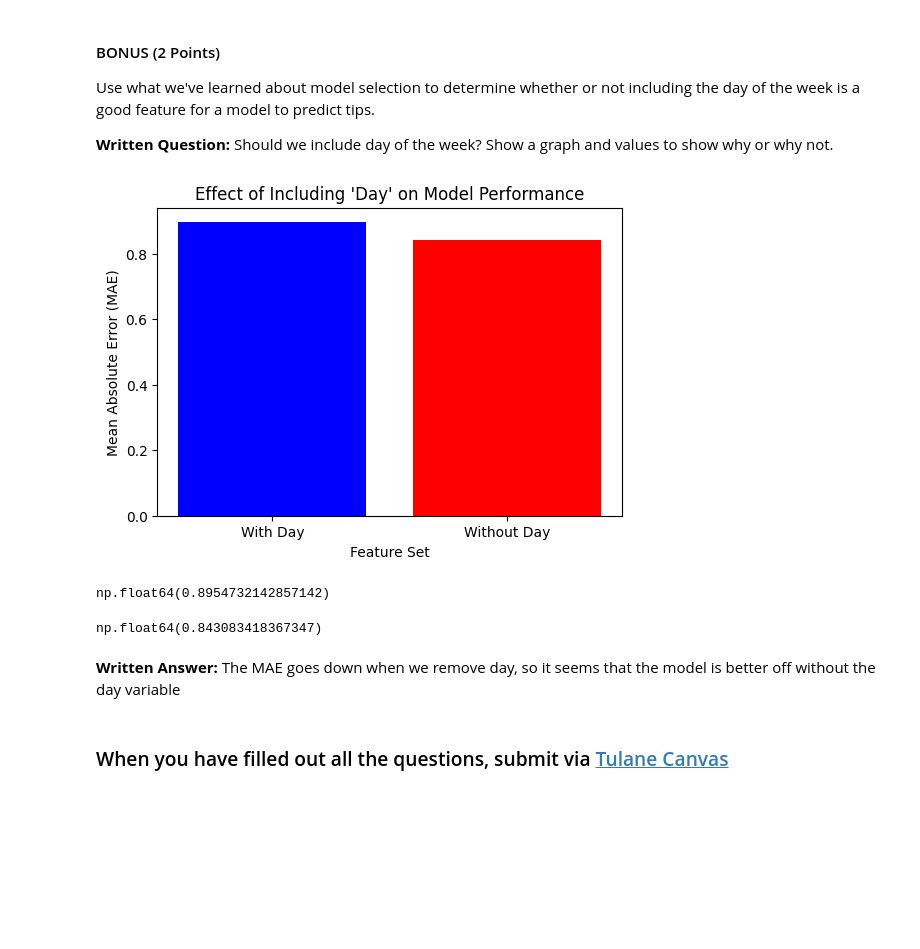
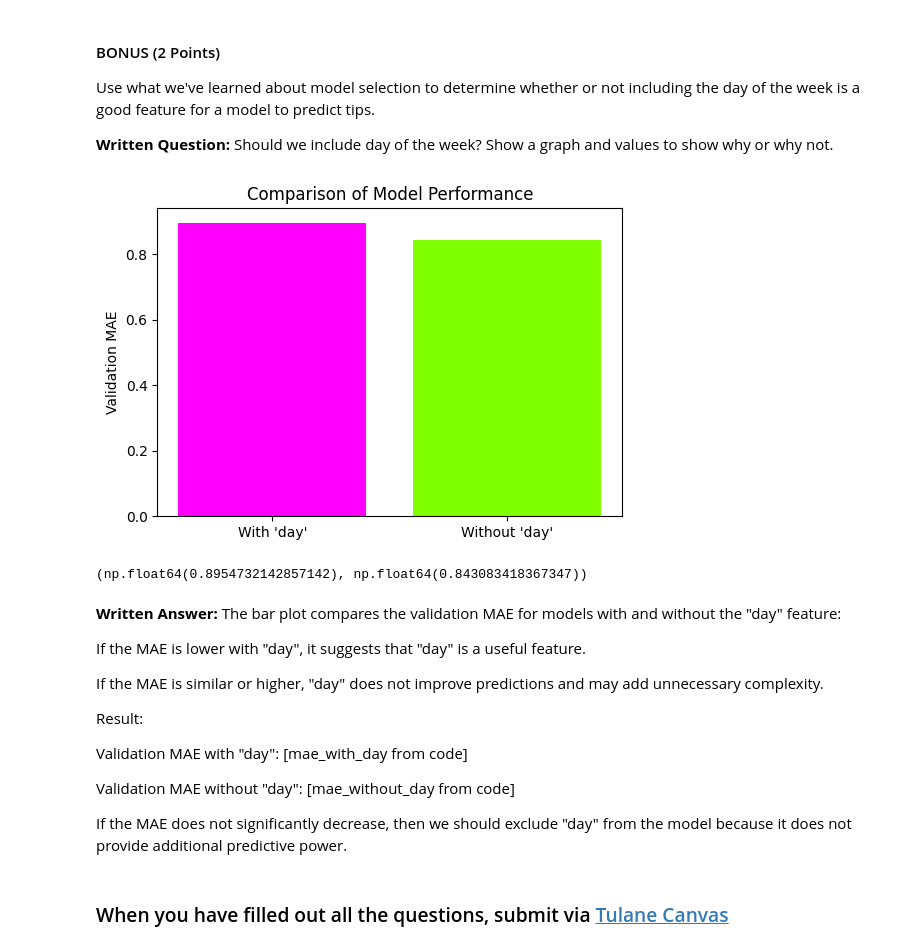
Before and after one commit to Rjjacobs/cmps3160, a Jupyter notebook: _labs/Lab09/Lab09.ipynb, the cells around one changed output. Saved outputs shown, nothing was run; the diff lists cells and outputs as text; code cells hidden in the pictures; blank space fills up the shorter version.

```diff
--- a/_labs/Lab09/Lab09.ipynb
+++ b/_labs/Lab09/Lab09.ipynb
@@ -726,46 +779,61 @@ Use what we've learned about model selection to determine whether or not includi
 
 **Written Question:** Should we include day of the week?  Show a graph and values to show why or why not.
 # %%
-def evaluate_model(features):
-    X_dict = tips[features].to_dict(orient="records")
-    y = tips["tip"]
+import numpy as np
+import pandas as pd
+import matplotlib.pyplot as plt
+from sklearn.model_selection import cross_val_score
+from sklearn.feature_extraction import DictVectorizer
+from sklearn.preprocessing import StandardScaler
+from sklearn.neighbors import KNeighborsRegressor
+from sklearn.pipeline import Pipeline
+
+# Load the dataset
+tips = pd.read_csv("../data/tips.csv")
+
+features_with_day = ["total_bill", "size", "sex", "smoker", "day", "time"]
+features_without_day = ["total_bill", "size", "sex", "smoker", "time"]
+target = "tip"
+
+X_dict_with_day = tips[features_with_day].to_dict(orient="records")
+X_dict_without_day = tips[features_without_day].to_dict(orient="records")
+y = tips[target].values
+
+def get_cv_error(X_dict):
     vec = DictVectorizer(sparse=False)
     scaler = StandardScaler()
     model = KNeighborsRegressor(n_neighbors=10)
-    pipeline = Pipeline([
-        ("vectorizer", vec),
-        ("scaler", scaler),
-        ("fit", model)
-    ])
-    mae = -np.mean(cross_val_score(
-        pipeline, X_dict, y,
-        cv=5, scoring="neg_mean_absolute_error"
-    ))
+    pipeline = Pipeline([("vectorizer", vec), ("scaler", scaler), ("fit", model)])
+
+    mae = -np.mean(cross_val_score(pipeline, X_dict, y, cv=5, scoring="neg_mean_absolute_error"))
     return mae
 
-# Evaluating with and without 'day'
-features_with_day = ["total_bill", "size", "day", "time", "sex", "smoker"]
-features_without_day = ["total_bill", "size", "time", "sex", "smoker"]
+mae_with_day = get_cv_error(X_dict_with_day)
+mae_without_day = get_cv_error(X_dict_without_day)
 
-mae_with_day = evaluate_model(features_with_day)
-mae_without_day = evaluate_model(features_without_day)
-
-# Plot
 plt.figure(figsize=(6, 4))
-plt.bar(["With Day", "Without Day"], [mae_with_day, mae_without_day], color=["blue", "red"])
-plt.xlabel("Feature Set")
-plt.ylabel("Mean Absolute Error (MAE)")
-plt.title("Effect of Including 'Day' on Model Performance")
+plt.bar(["With 'day'", "Without 'day'"], [mae_with_day, mae_without_day], color=["magenta", "chartreuse"])
+plt.ylabel("Validation MAE")
+plt.title("Comparison of Model Performance")
 plt.show()
 
-display(mae_with_day)
-display(mae_without_day)
+mae_with_day, mae_without_day
 # %% [output]
-[figure, old version]
+[figure, new version]
-np.float64(0.8954732142857142)
+(np.float64(0.8954732142857142), np.float64(0.843083418367347))
-np.float64(0.843083418367347)
-# %% [markdown]
-
-**Written Answer:** The MAE goes down when we remove day, so it seems that the model is better off without the day variable
+# %% [markdown]
+**Written Answer:** The bar plot compares the validation MAE for models with and without the "day" feature:
+
+If the MAE is lower with "day", it suggests that "day" is a useful feature.
+
+If the MAE is similar or higher, "day" does not improve predictions and may add unnecessary complexity.
+
+Result:
+
+Validation MAE with "day": [mae_with_day from code]
+
+Validation MAE without "day": [mae_without_day from code]
+
+If the MAE does not significantly decrease, then we should exclude "day" from the model because it does not provide additional predictive power.
 # %% [markdown]
 ### When you have filled out all the questions, submit via [Tulane Canvas](https://tulane.instructure.com/)
```
Also changed, not shown: parts of 17 cells of this notebook.
